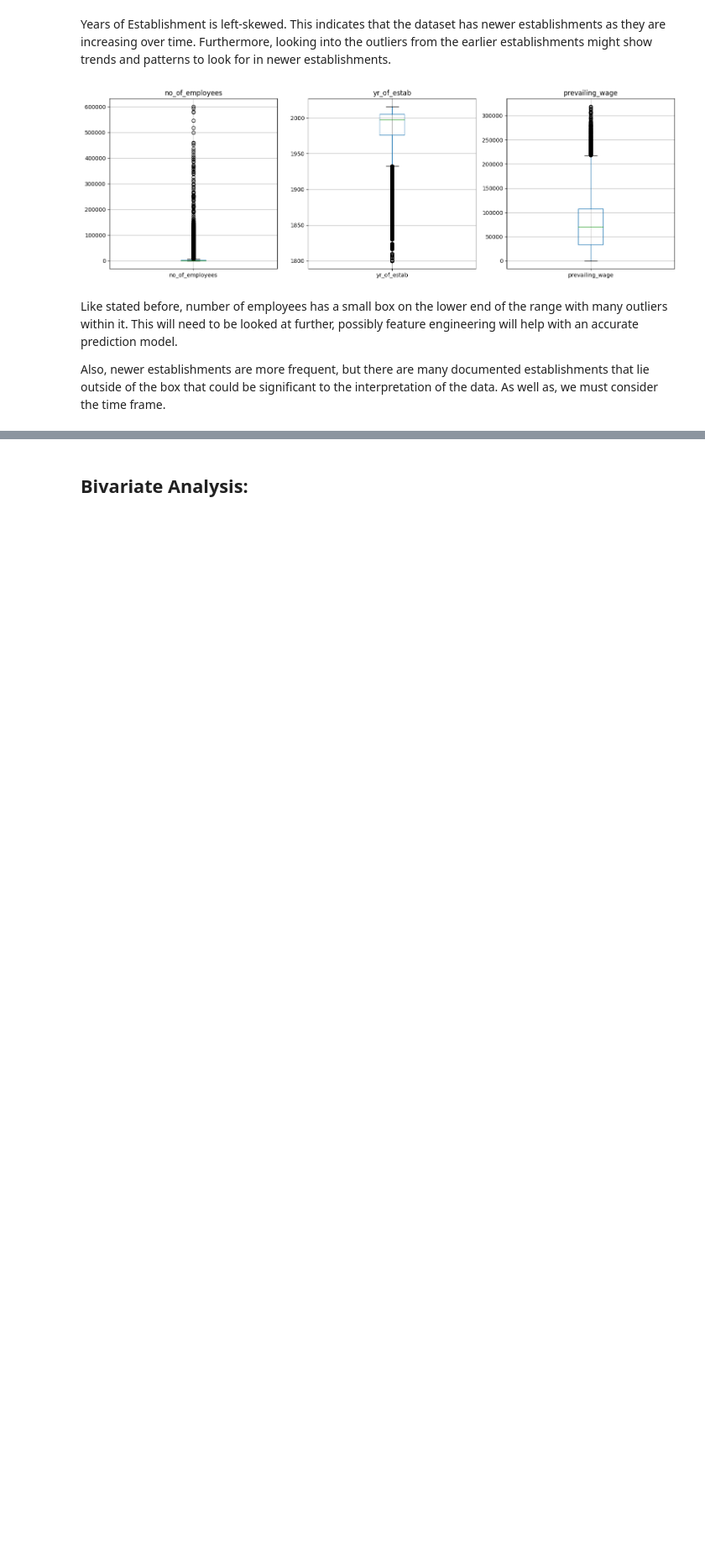
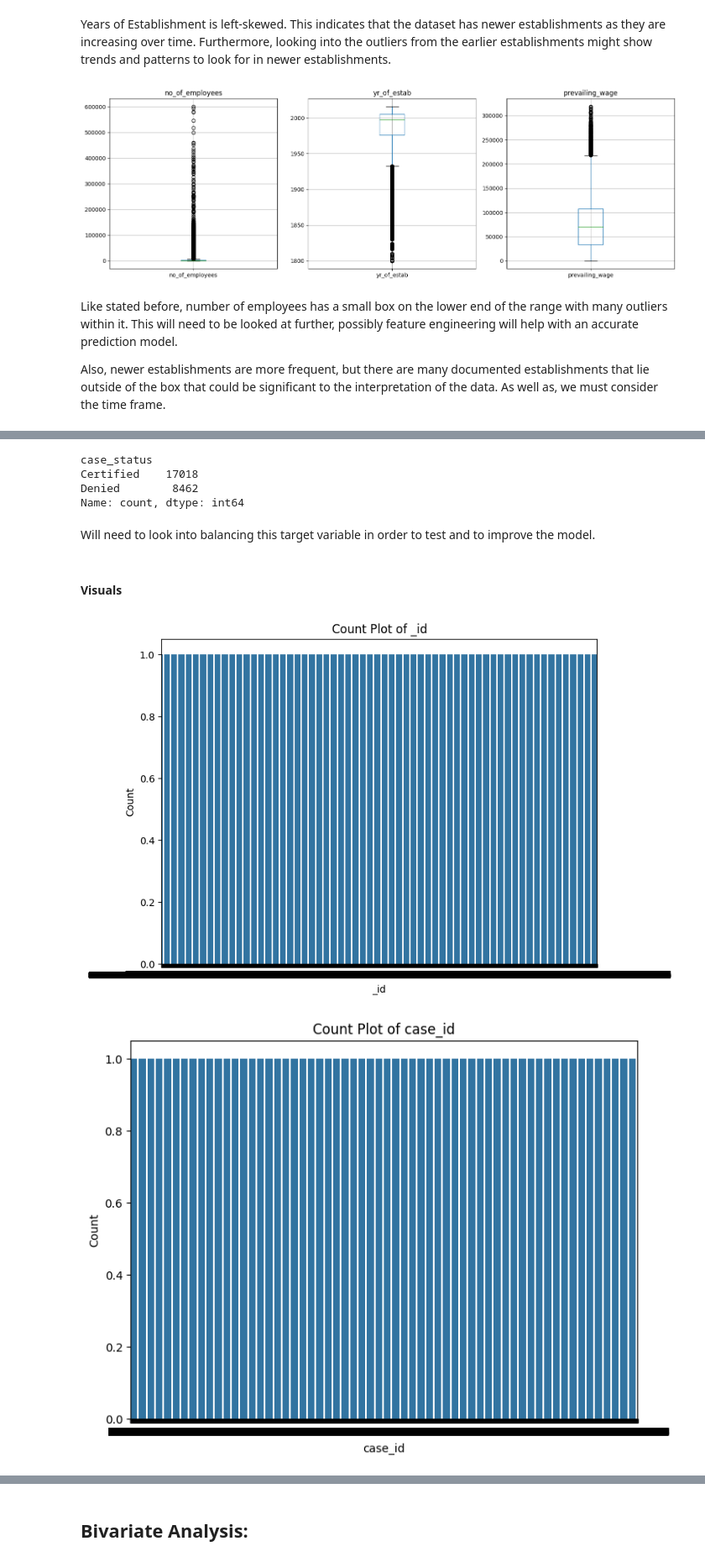
Before and after one commit to 1sallyb/FinalProject, a Jupyter notebook: Notebook/EDA.ipynb, the cells around one changed output, grey strips where cells are left out. Shown at 84% size. Saved outputs shown, nothing was run; the diff lists cells and outputs as text; code cells hidden in the pictures; blank space fills up the shorter version.

```diff
--- a/Notebook/EDA.ipynb
+++ b/Notebook/EDA.ipynb
@@ -156,0 +224,26 @@ Also, newer establishments are more frequent, but there are many documented esta
+# %%
+df['case_status'].value_counts()
+# %% [output]
+case_status
+Certified    17018
+Denied        8462
+Name: count, dtype: int64
+# %% [markdown]
+Will need to look into balancing this target variable in order to test and to improve the model.
+# %% [markdown]
+#### Visuals
+# %%
+# Get list of categorical columns
+cat_columns = df.select_dtypes(include=['object']).columns
+
+# Loop through categorical columns and create count plots
+for column in cat_columns:
+    plt.figure(figsize=(8, 6))
+    sns.countplot(data=df, x=column)
+    plt.title(f'Count Plot of {column}')
+    plt.xlabel(column)
+    plt.ylabel('Count')
+    plt.show()
+# %% [output]
+[figure, added]
+[figure, added]
```
Also changed, not shown: parts of 41 cells of this notebook.
